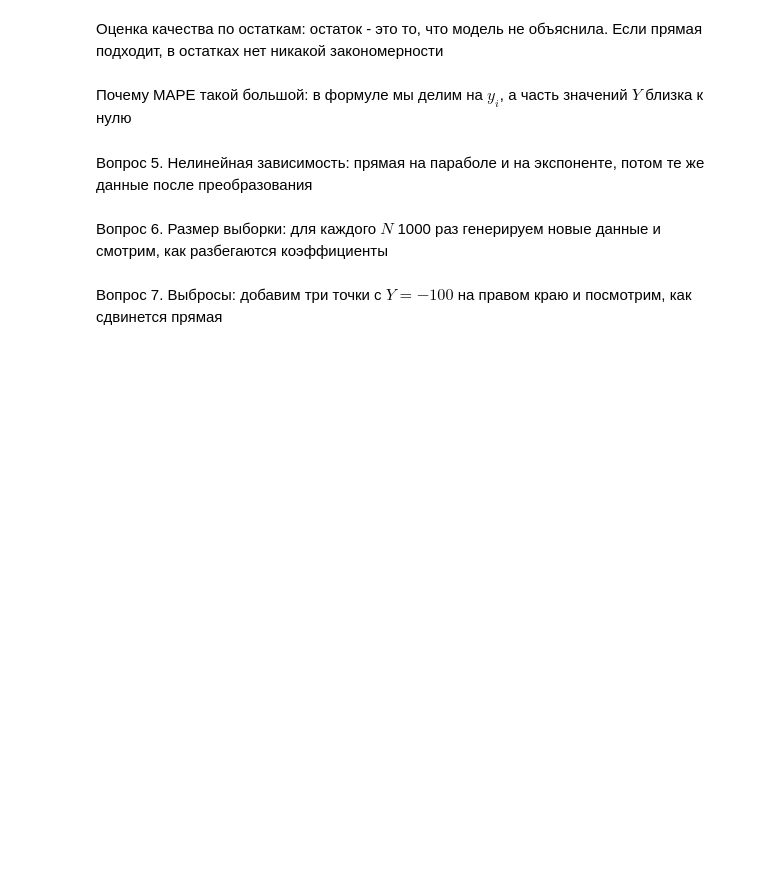
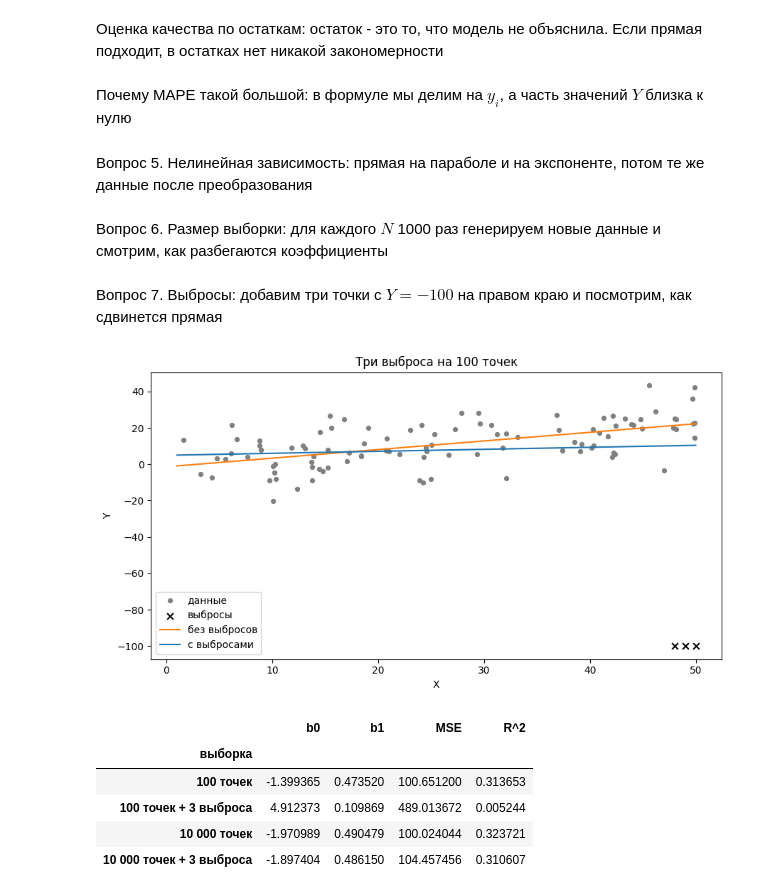
Before and after one commit to CompleWin/ml-journey, a Jupyter notebook: lessons/pavel/lab3/lab3_live.ipynb, the cells around one changed output. Drawn from its saved outputs; the diff is of its cells as text; code cells hidden in the pictures; blank space fills up the shorter version.

```diff
--- a/lessons/pavel/lab3/lab3_live.ipynb
+++ b/lessons/pavel/lab3/lab3_live.ipynb
@@ -41,3 +128,15 @@ $$MAPE = \frac{100\%}{N} \sum \left| \frac{y_i - \hat{y}_i}{y_i} \right|$$
 Среднее шума равно 1, а не 0, поэтому единица уходит в свободный член:
 
 $$Y = -3 + 0.5X + E = (-3 + 1) + 0.5X + (E - 1) = -2 + 0.5X + (E - 1)$$
+# %%
+lines = {
+    "выражение Y": (-3, 0.5),
+    "с учётом среднего шума": (-2, 0.5),
+    "МНК": (b0, b1),
+}
+
+rows = []
+for name, (c0, c1) in lines.items():
+    rows.append([name, c0, c1, *metrics(Y, c0 + c1 * X)])
+
+pd.DataFrame(rows, columns=["прямая", "b0", "b1", "MSE", "R^2", "MAPE, %"]).set_index("прямая")
@@ -51,3 +156,48 @@ $$Y = -3 + 0.5X + E = (-3 + 1) + 0.5X + (E - 1) = -2 + 0.5X + (E - 1)$$
 Вопрос 6. Размер выборки: для каждого $N$ 1000 раз генерируем новые данные и смотрим, как разбегаются коэффициенты
 # %% [markdown]
 Вопрос 7. Выбросы: добавим три точки с $Y = -100$ на правом краю и посмотрим, как сдвинется прямая
+# %%
+out_x = np.array([48, 49, 50])
+out_y = np.array([-100, -100, -100])
+
+x100, y100 = X[:100], Y[:100]
+x_bad = np.concatenate([x100, out_x])
+y_bad = np.concatenate([y100, out_y])
+X_bad = np.concatenate([X, out_x])
+Y_bad = np.concatenate([Y, out_y])
+
+rows = []
+for name, xs, ys in [
+    ("100 точек", x100, y100),
+    ("100 точек + 3 выброса", x_bad, y_bad),
+    ("10 000 точек", X, Y),
+    ("10 000 точек + 3 выброса", X_bad, Y_bad),
+]:
+    c0, c1 = mnk(xs, ys)
+    mse_n, r2_n, _ = metrics(ys, c0 + c1 * xs)
+    rows.append([name, c0, c1, mse_n, r2_n])
+
+clean = mnk(x100, y100)
+dirty = mnk(x_bad, y_bad)
+
+plt.figure(figsize=(9, 5))
+plt.scatter(x100, y100, s=18, color="gray", label="данные")
+plt.scatter(out_x, out_y, s=40, color="black", marker="x", label="выбросы")
+plt.plot(line_x, clean[0] + clean[1] * line_x, color="tab:orange", label="без выбросов")
+plt.plot(line_x, dirty[0] + dirty[1] * line_x, color="tab:blue", label="с выбросами")
+plt.title("Три выброса на 100 точек")
+plt.xlabel("X")
+plt.ylabel("Y")
+plt.legend()
+plt.tight_layout()
+plt.show()
+
+pd.DataFrame(rows, columns=["выборка", "b0", "b1", "MSE", "R^2"]).set_index("выборка")
+# %% [output]
+[figure, added]
+|  | b0 | b1 | MSE | R^2 |
+| выборка |  |  |  |  |
+| 100 точек | -1.399365 | 0.473520 | 100.651200 | 0.313653 |
+| 100 точек + 3 выброса | 4.912373 | 0.109869 | 489.013672 | 0.005244 |
+| 10 000 точек | -1.970989 | 0.490479 | 100.024044 | 0.323721 |
+| 10 000 точек + 3 выброса | -1.897404 | 0.486150 | 104.457456 | 0.310607 |
```
Also changed, not shown: parts of 6 cells of this notebook, 4 other files.
